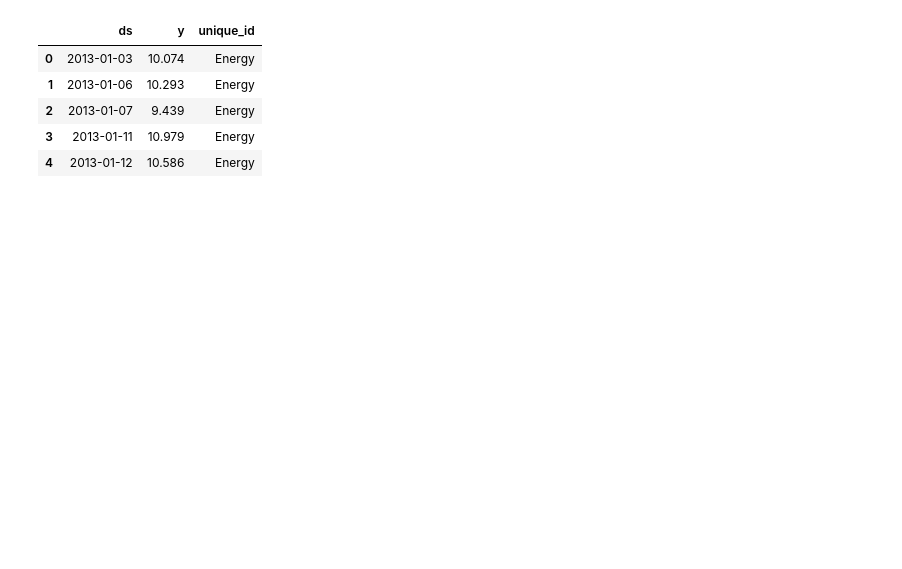
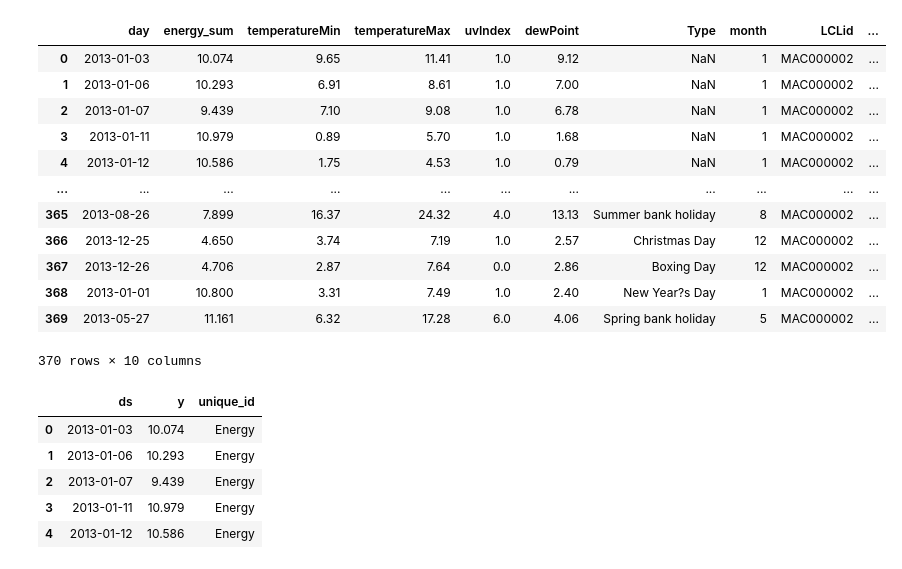
Before and after one commit to ambarishg/smart_meters, a Jupyter notebook: model/statsforecast.ipynb, the cells around one changed output. Saved outputs shown, nothing was run; the diff lists cells and outputs as text; code cells hidden in the pictures; blank space fills up the shorter version.

```diff
--- a/model/statsforecast.ipynb
+++ b/model/statsforecast.ipynb
@@ -12,4 +23,20 @@ Index(['day', 'energy_sum', 'temperatureMin', 'temperatureMax', 'uvIndex',
       dtype='object')
+# %%
+train
+# %% [output]
+|  | day | energy_sum | temperatureMin | temperatureMax | uvIndex | dewPoint | Type | month | LCLid | ... |
+| 0 | 2013-01-03 | 10.074 | 9.65 | 11.41 | 1.0 | 9.12 | NaN | 1 | MAC000002 | ... |
+| 1 | 2013-01-06 | 10.293 | 6.91 | 8.61 | 1.0 | 7.00 | NaN | 1 | MAC000002 | ... |
+| 2 | 2013-01-07 | 9.439 | 7.10 | 9.08 | 1.0 | 6.78 | NaN | 1 | MAC000002 | ... |
+| 3 | 2013-01-11 | 10.979 | 0.89 | 5.70 | 1.0 | 1.68 | NaN | 1 | MAC000002 | ... |
+| 4 | 2013-01-12 | 10.586 | 1.75 | 4.53 | 1.0 | 0.79 | NaN | 1 | MAC000002 | ... |
+| ... | ... | ... | ... | ... | ... | ... | ... | ... | ... | ... |
+| 365 | 2013-08-26 | 7.899 | 16.37 | 24.32 | 4.0 | 13.13 | Summer bank holiday | 8 | MAC000002 | ... |
+| 366 | 2013-12-25 | 4.650 | 3.74 | 7.19 | 1.0 | 2.57 | Christmas Day | 12 | MAC000002 | ... |
+| 367 | 2013-12-26 | 4.706 | 2.87 | 7.64 | 0.0 | 2.86 | Boxing Day | 12 | MAC000002 | ... |
+| 368 | 2013-01-01 | 10.800 | 3.31 | 7.49 | 1.0 | 2.40 | New Year?s Day | 1 | MAC000002 | ... |
+| 369 | 2013-05-27 | 11.161 | 6.32 | 17.28 | 6.0 | 4.06 | Spring bank holiday | 5 | MAC000002 | ... |
+370 rows × 10 columns
 # %%
 df = pd.DataFrame()
 
```
Also changed, not shown: parts of 21 cells of this notebook, 4 other files.
